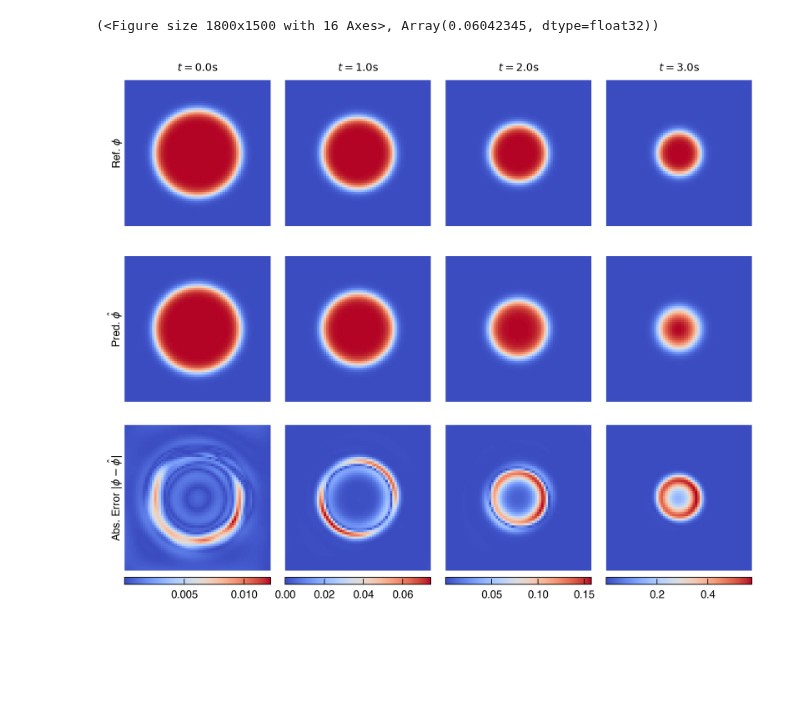
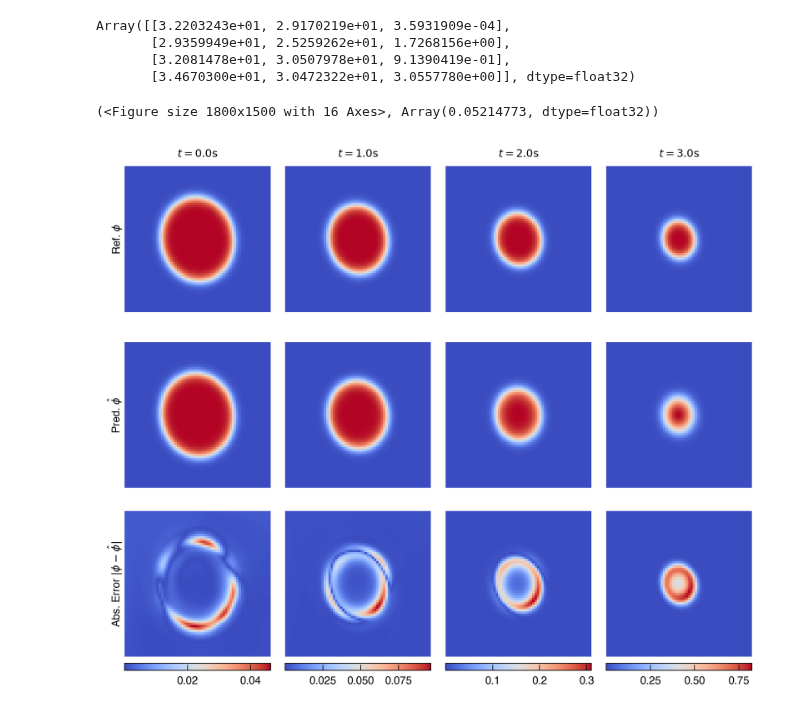
Before and after one commit to NanxiiChen/PI-CViT, a Jupyter notebook: ice_melting/eval.ipynb, the cells around one changed output. Cells and saved outputs as stored; diff of their text form; code cells hidden in the pictures; blank space fills up the shorter version.

Commit message:
Update parameter settings

```diff
--- a/ice_melting/eval.ipynb
+++ b/ice_melting/eval.ipynb
@@ -84,6 +84,6 @@ model_skeleton = get_model(
     **model_params,
 )
 
-weight = "/root/autodl-tmp/tf-logs/ice_melting/circle/20251229-153830/model_epoch_6000.eqx"
+weight = "/root/autodl-tmp/tf-logs/ice_melting/ellipse/20251229-175013/model_epoch_12000.eqx"
 # weight = "/root/autodl-tmp/tf-logs/ice_melting/circle/1228baseline/model_epoch_25000.eqx"
 model = eqx.tree_deserialise_leaves(weight, model_skeleton)
@@ -136,7 +134,8 @@ def evaluate_model(
     fig, axes = plt.subplots(3, len(target_ts), figsize=(1.5 * len(target_ts), 5), subplot_kw={
         "aspect": "equal",
     })
-    batch_th = 0  # only evaluate the first sample in the batch
+    batch_th = kwargs.get("batch_th", 0)
+    # only evaluate the first sample in the batch
     channel_th = 0  # only evaluate the first channel
     for i, tic in enumerate(target_ts):
         # plot reference
@@ -202,14 +201,24 @@ def evaluate_model(
         left=0.03, right=0.97, top=0.95, bottom=0.03, hspace=0.1, wspace=0.1
     )
     return fig, total_l2
+# %%
+# data_dir = configs.data_dir.replace("ellipse", "circle")
+data_dir = configs.data_dir
+jnp.load(f"{data_dir}/initial_params.npy")
+# %% [output]
+Array([[3.2203243e+01, 2.9170219e+01, 3.5931909e-04],
+       [2.9359949e+01, 2.5259262e+01, 1.7268156e+00],
+       [3.2081478e+01, 3.0507978e+01, 9.1390419e-01],
+       [3.4670300e+01, 3.0472322e+01, 3.0557780e+00]], dtype=float32)
 # %%
 evaluate_model(
     model,
     target_ts=[0.0, 1.0, 2.0, 3.0],
     data_dir=data_dir,
     Lc=configs.Lc,
     Tc=configs.Tc,
+    batch_th=1
 )
 # %% [output]
-(<Figure size 1800x1500 with 16 Axes>, Array(0.06042345, dtype=float32))
+(<Figure size 1800x1500 with 16 Axes>, Array(0.05214773, dtype=float32))
-[figure, old version]
+[figure, new version]
```
Also changed, not shown: parts of 1 cell of this notebook, 1 other file.
